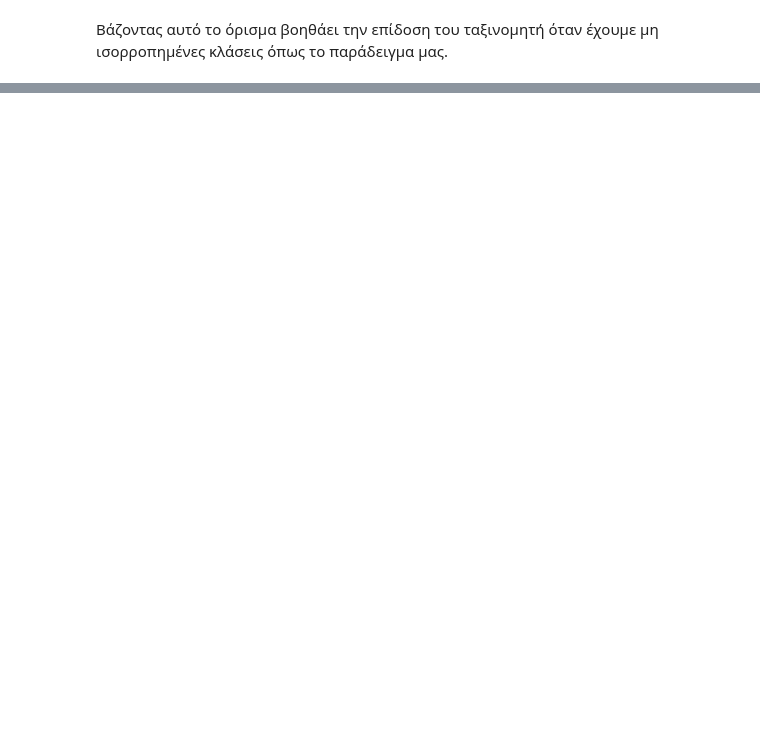
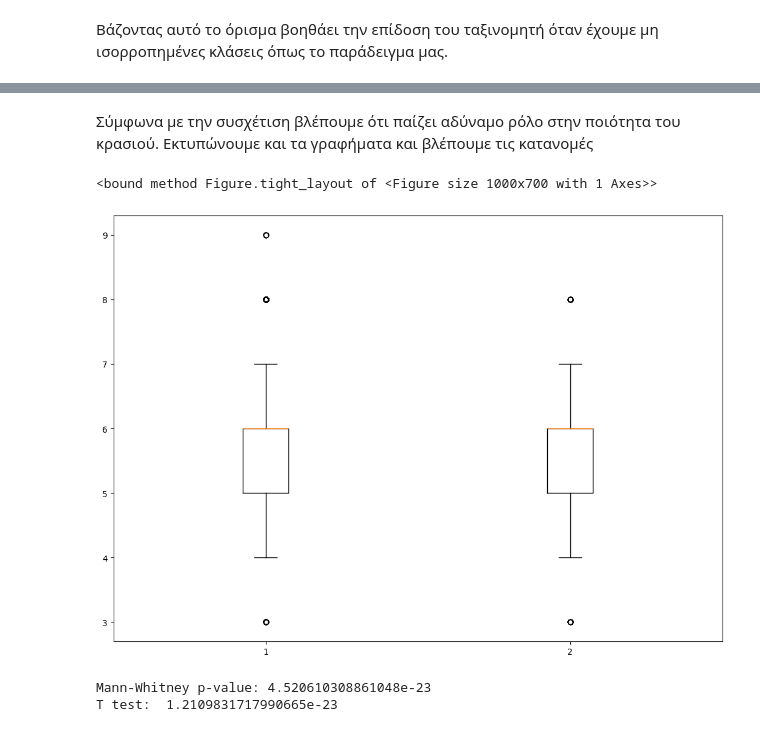
Before and after one commit to markos-merge/machine_learning_assignments, a Jupyter notebook: assignment_4/assignment_4.ipynb, the cells around one changed output, grey strips where cells are left out. Saved outputs shown, nothing was run; the diff lists cells and outputs as text; code cells hidden in the pictures; blank space fills up the shorter version.

```diff
--- a/assignment_4/assignment_4.ipynb
+++ b/assignment_4/assignment_4.ipynb
@@ -215,0 +314,28 @@ All wines have been classified
+# %% [markdown]
+Σύμφωνα με την συσχέτιση βλέπουμε ότι παίζει αδύναμο ρόλο στην ποιότητα του κρασιού. Εκτυπώνουμε και τα γραφήματα και βλέπουμε τις κατανομές
+# %%
+mask_white = df['type'] == 0
+mask_red = df['type'] == 1
+quality_df = df['quality']
+
+
+# wilcoxon( df['type'][mask_white], df['type'][mask_red])
+d = [quality_df[mask_white], quality_df[mask_red]]
+
+fig = plt.figure(figsize =(10, 7))
+ax = fig.add_axes([0, 0, 1, 1])
+bp = ax.boxplot(d)
+fig.tight_layout()
+
+# plt.hist( df['quality'][mask_white], width = 0.7 )
+# %% [output]
+<bound method Figure.tight_layout of <Figure size 1000x700 with 1 Axes>>
+[figure, added]
+# %%
+t_stat, p_t = ttest_ind(quality_df[mask_white], quality_df[mask_red], equal_var=False)
+u_stat, p_u = mannwhitneyu( quality_df[mask_white], quality_df[mask_red], alternative='two-sided' )
+print("Mann-Whitney p-value:", p_u)
+print("T test: ", p_t )
+# %% [output]
+Mann-Whitney p-value: 4.520610308861048e-23
+T test:  1.2109831717990665e-23
```
Also changed, not shown: parts of 26 cells of this notebook, 1 other file.
